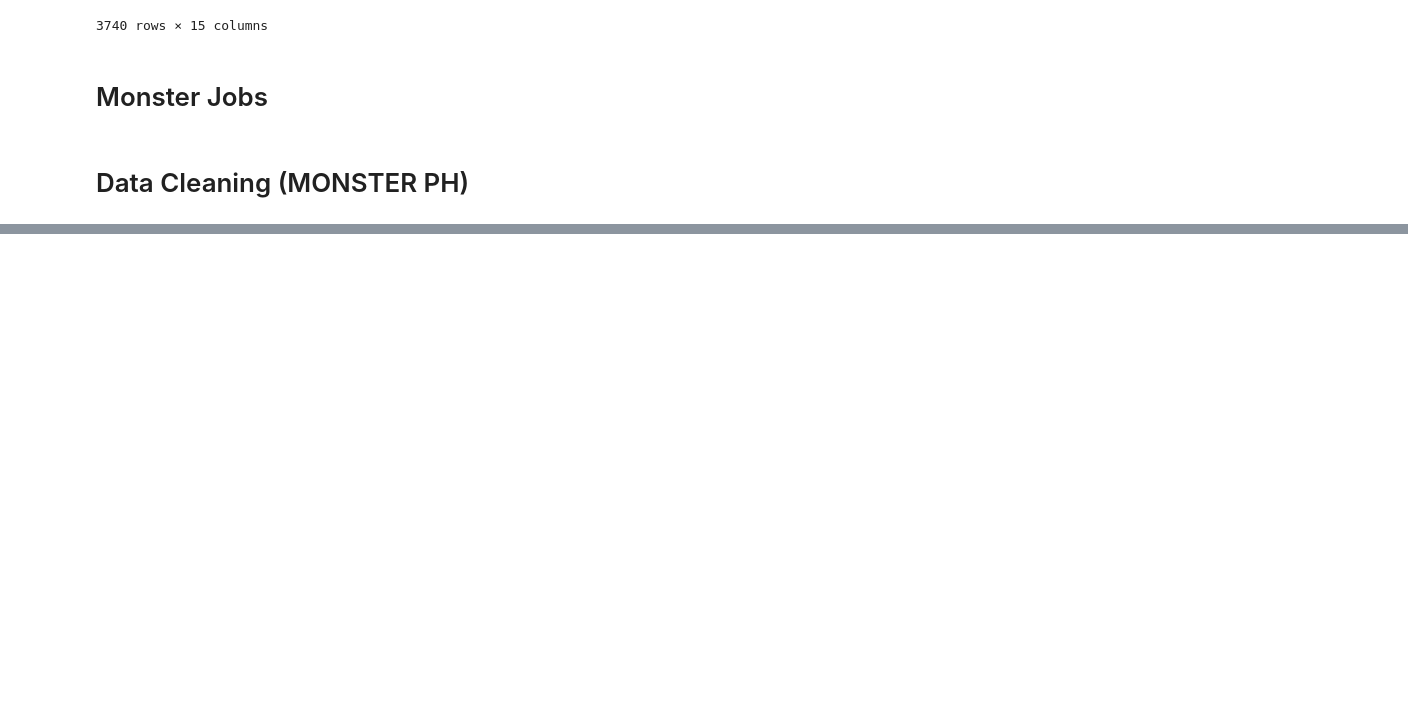
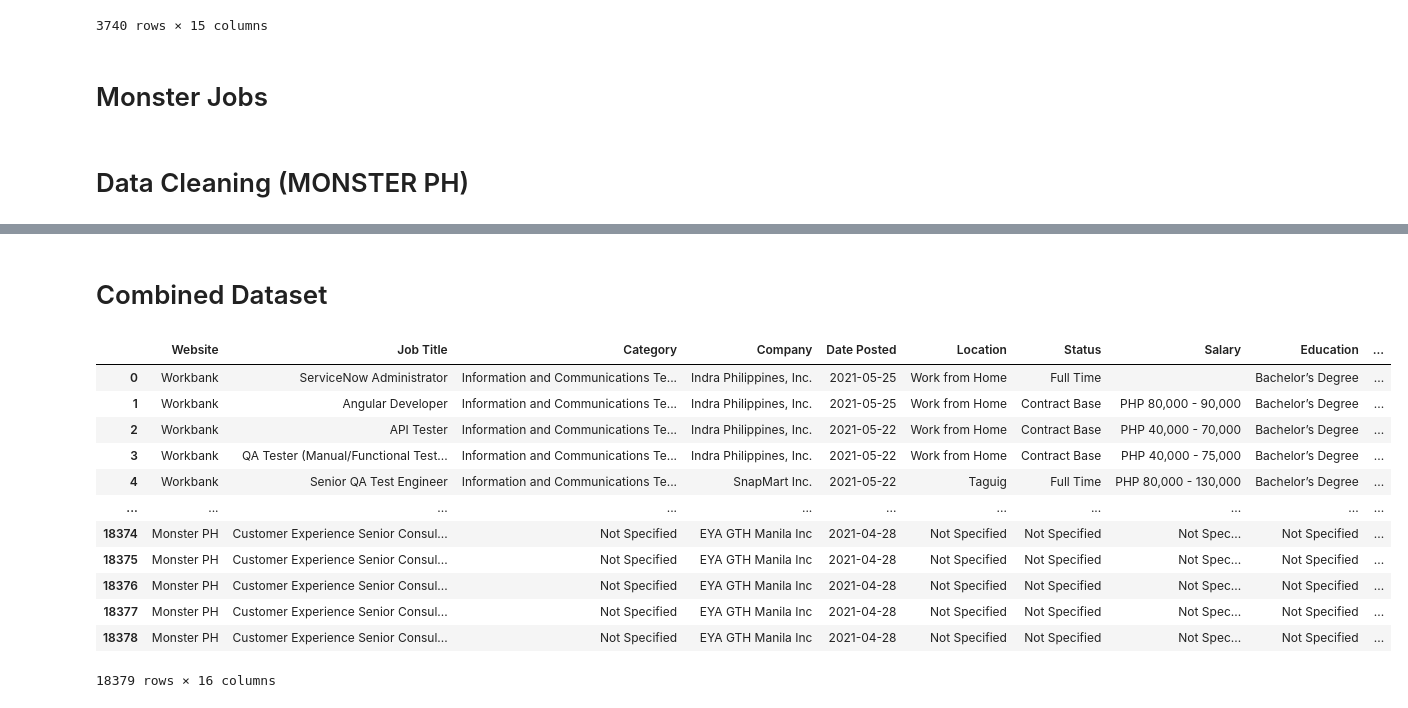
Before and after one commit to mcbsanchez/Trifacta-DATAPRE, a Jupyter notebook: MCO1/Trifacta_Jobs_Compiled.ipynb, the cells around one changed output, grey strips where cells are left out. Saved outputs shown, nothing was run; the diff lists cells and outputs as text; code cells hidden in the pictures; blank space fills up the shorter version.

```diff
--- a/MCO1/Trifacta_Jobs_Compiled.ipynb
+++ b/MCO1/Trifacta_Jobs_Compiled.ipynb
@@ -827,6 +885,8 @@ pinoyjobs_df_json["Years of Work Expirience"] = pinoyjobs_df_json["Job Descripti
 pinoyjobs_df_json["Education"] = pinoyjobs_df_json["Job Description"].apply(find_education)
 pinoyjobs_df_json["Min Years of Work Expirience"]= pinoyjobs_df_json["Years of Work Expirience"].apply(year_seperatorinator_MIN_PJ)
 pinoyjobs_df_json["Max Years of Work Expirience"]= pinoyjobs_df_json["Years of Work Expirience"].apply(year_seperatorinator_MAX_PJ)
+pinoyjobs_df_json["Status"]= pinoyjobs_df_json["Status"].apply(status_cleanator_PJ)
+pinoyjobs_df_json["Location"]= pinoyjobs_df_json["Location"].apply(location_cleanator_PJ)
 pinoyjobs_df_json
 # %% [output]
 |  | Website | Job Title | Category | Company | Date Posted | Location | Status | Salary | Education | ... |
@@ -1194,0 +1306,19 @@ monster_ph_json
+# %% [markdown]
+# Combined Dataset
+# %%
+compiled_df = pd.concat([workbank_df_json,pinoyjobs_df_json,monster_ph_json], ignore_index=True, sort=False)
+compiled_df
+# %% [output]
+|  | Website | Job Title | Category | Company | Date Posted | Location | Status | Salary | Education | ... |
+| 0 | Workbank | ServiceNow Administrator | Information and Communications Te... | Indra Philippines, Inc. | 2021-05-25 | Work from Home | Full Time |  | Bachelor’s Degree | ... |
+| 1 | Workbank | Angular Developer | Information and Communications Te... | Indra Philippines, Inc. | 2021-05-25 | Work from Home | Contract Base | PHP 80,000 - 90,000 | Bachelor’s Degree | ... |
+| 2 | Workbank | API Tester | Information and Communications Te... | Indra Philippines, Inc. | 2021-05-22 | Work from Home | Contract Base | PHP 40,000 - 70,000 | Bachelor’s Degree | ... |
+| 3 | Workbank | QA Tester (Manual/Functional Test... | Information and Communications Te... | Indra Philippines, Inc. | 2021-05-22 | Work from Home | Contract Base | PHP 40,000 - 75,000 | Bachelor’s Degree | ... |
+| 4 | Workbank | Senior QA Test Engineer | Information and Communications Te... | SnapMart Inc. | 2021-05-22 | Taguig | Full Time | PHP 80,000 - 130,000 | Bachelor’s Degree | ... |
+| ... | ... | ... | ... | ... | ... | ... | ... | ... | ... | ... |
+| 18374 | Monster PH | Customer Experience Senior Consul... | Not Specified | EYA GTH Manila Inc | 2021-04-28 | Not Specified | Not Specified | Not Spec... | Not Specified | ... |
+| 18375 | Monster PH | Customer Experience Senior Consul... | Not Specified | EYA GTH Manila Inc | 2021-04-28 | Not Specified | Not Specified | Not Spec... | Not Specified | ... |
+| 18376 | Monster PH | Customer Experience Senior Consul... | Not Specified | EYA GTH Manila Inc | 2021-04-28 | Not Specified | Not Specified | Not Spec... | Not Specified | ... |
+| 18377 | Monster PH | Customer Experience Senior Consul... | Not Specified | EYA GTH Manila Inc | 2021-04-28 | Not Specified | Not Specified | Not Spec... | Not Specified | ... |
+| 18378 | Monster PH | Customer Experience Senior Consul... | Not Specified | EYA GTH Manila Inc | 2021-04-28 | Not Specified | Not Specified | Not Spec... | Not Specified | ... |
+18379 rows × 16 columns
```
Also changed, not shown: parts of 37 cells of this notebook, 1 other file.
